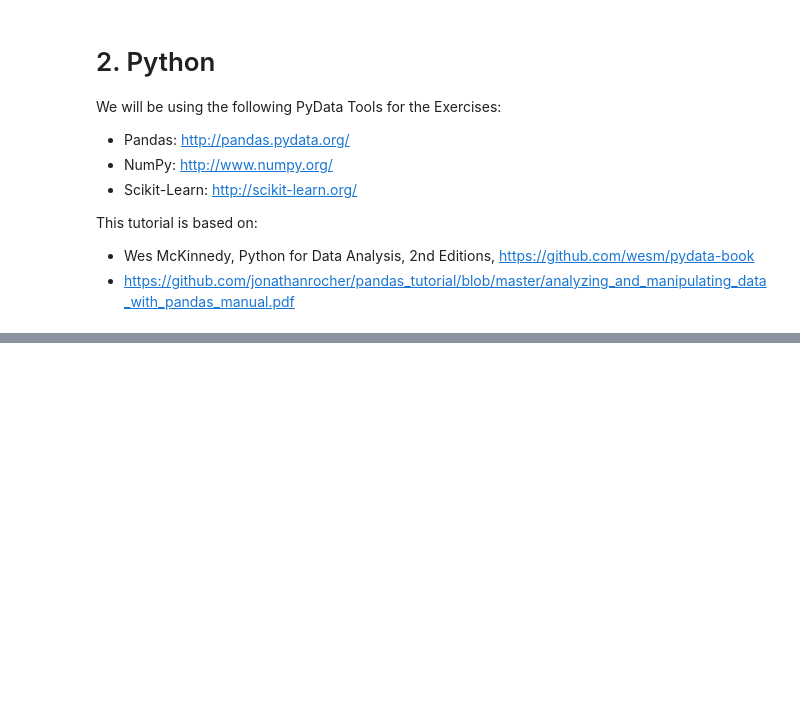
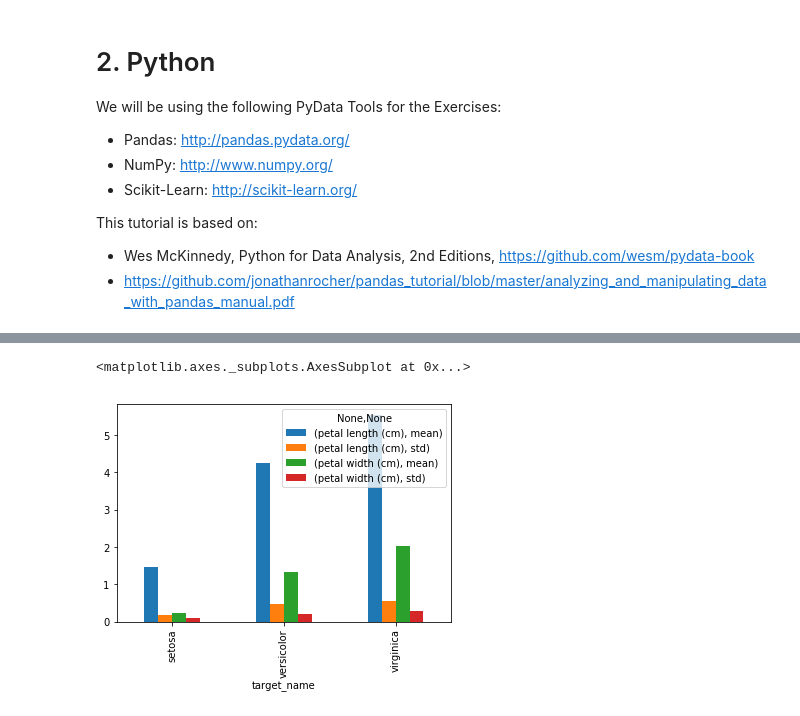
Before and after one commit to wang-yuhao/infrastructure, a Jupyter notebook: 02_Python/02_Python.ipynb, the cells around one changed output, grey strips where cells are left out. Cells and saved outputs as stored; diff of their text form; code cells hidden in the pictures; blank space fills up the shorter version.

```diff
--- a/02_Python/02_Python.ipynb
+++ b/02_Python/02_Python.ipynb
@@ -45,0 +67,3 @@ iris_df.head()
+# %%
+results=iris_df.groupby(["target_name"])[["sepal length (cm)", "sepal width (cm)", "petal length (cm)", "petal width (cm)"]].agg(['mean', 'std'])
+results
@@ -45,0 +99,7 @@ iris_df.head()
+# %%
+df=results[["petal length (cm)", "petal width (cm)"]]
+# %%
+df.plot(kind="bar")
+# %% [output]
+<matplotlib.axes._subplots.AxesSubplot at 0x...>
+[figure, added]
```
Also changed, not shown: parts of 9 cells of this notebook, 1 other file.
